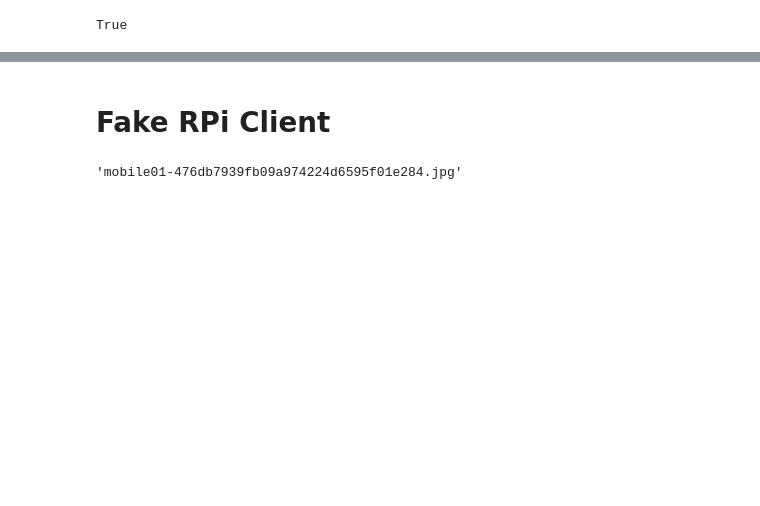
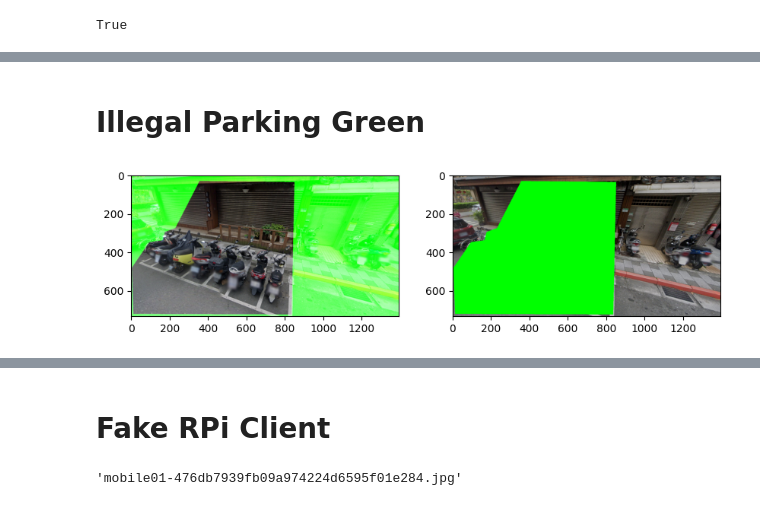
Before and after one commit to VincentSheh/motorparking-tracker, a Jupyter notebook: Detector_trainer/Yolo_Trainer.ipynb, the cells around one changed output, grey strips where cells are left out. Saved outputs shown, nothing was run; the diff lists cells and outputs as text; code cells hidden in the pictures; blank space fills up the shorter version.

```diff
--- a/Detector_trainer/Yolo_Trainer.ipynb
+++ b/Detector_trainer/Yolo_Trainer.ipynb
@@ -176,0 +182,37 @@ plt.imshow(park_img)
+# %% [markdown]
+# Illegal Parking Green
+# %%
+import cv2
+import numpy as np
+from matplotlib import pyplot as plt
+from ultralytics import YOLO
+model = YOLO('yolov8x.pt')
+polygon_points = [(4, 482), (95, 350), (165, 340), (176, 297), (230, 277), (356, 33), (849, 38), (834, 724), (12, 721), (4, 485)]
+orig_img = cv2.imread('illegal3.png')
+pts = np.array(polygon_points, np.int64)
+pts = pts.reshape((-1, 1, 2))
+img = orig_img.copy()
+
+
+# Create a mask for the polygon area
+mask = np.zeros_like(img)  # Create a black image with similar shape as original
+mask[:] = (0,255,0)
+cv2.fillPoly(mask, [pts], (0, 0, 0))  # Insert the polygon and fill it with white
+
+# Apply the mask to the original image to get only the polygon area
+# Invert the mask for the park_img
+park_img = cv2.bitwise_or(img, mask)  # Keep the area outside the polygon black
+
+# Create a copy of the original image for the illegal parking visualization
+illegal_park_img = img.copy()
+
+# Fill the polygon area with green in the illegal parking image
+cv2.fillPoly(illegal_park_img, [pts], (0, 255, 0))  # Fill the polygon with green
+
+# Plot the images
+fig, ax = plt.subplots(1, 2, figsize=(10, 5))
+ax[0].imshow(cv2.cvtColor(park_img, cv2.COLOR_BGR2RGB))  # Convert to RGB for accurate color representation
+ax[1].imshow(cv2.cvtColor(illegal_park_img, cv2.COLOR_BGR2RGB))
+plt.show()
+# %% [output]
+[figure, added]
```
Also changed, not shown: parts of 8 cells of this notebook, 1 other file.
